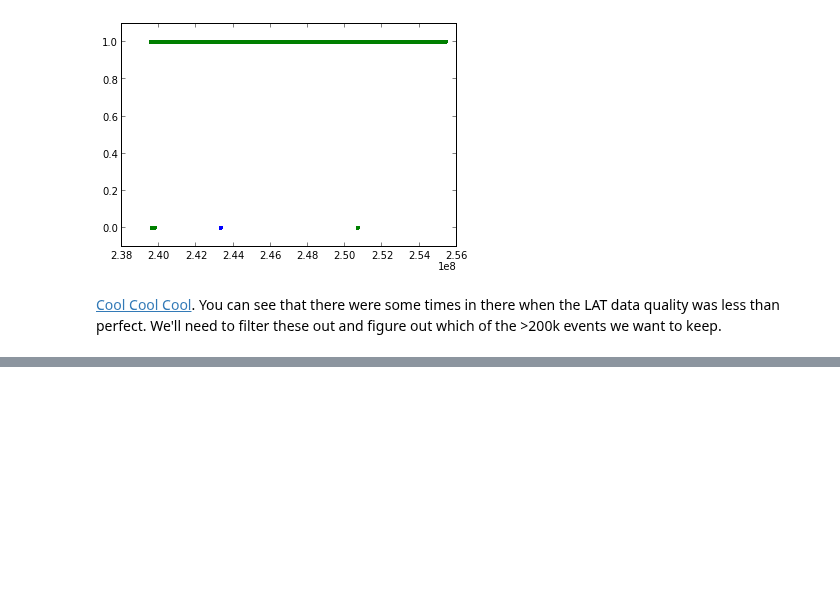
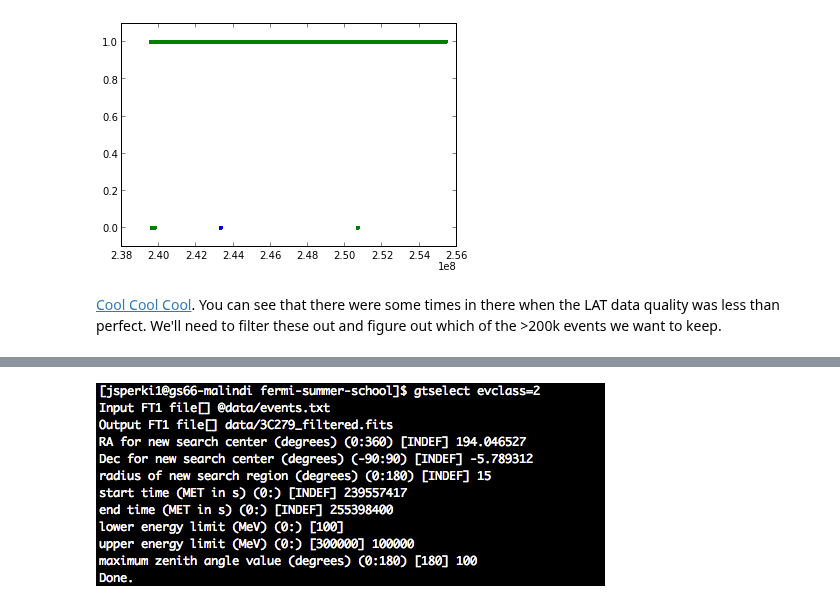
Before and after one commit to FermiSummerSchool/fermi-summer-school, a Jupyter notebook: Data_Exploration.ipynb, the cells around one changed output, grey strips where cells are left out. Cells and saved outputs as stored; diff of their text form; code cells hidden in the pictures; blank space fills up the shorter version.

```diff
--- a/Data_Exploration.ipynb
+++ b/Data_Exploration.ipynb
@@ -217,0 +449,4 @@ show()
+# %%
+Image(filename='images/gtselect.png')
+# %% [output]
+[figure, added]
```
Also changed, not shown: parts of 59 cells of this notebook.
